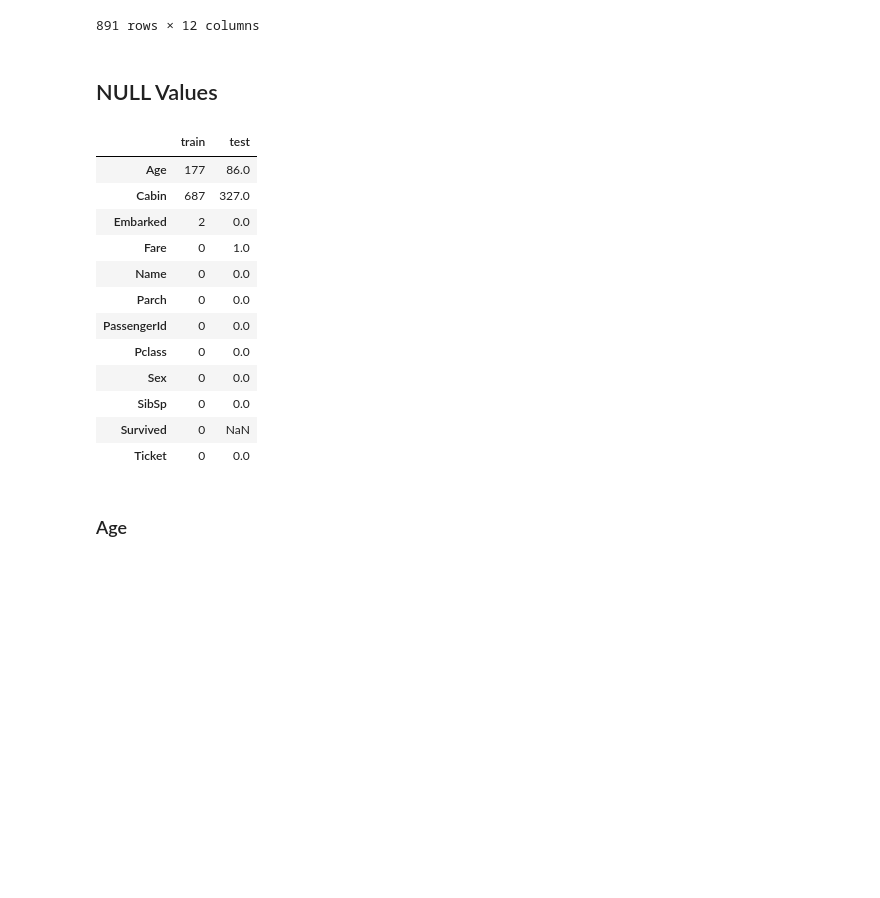
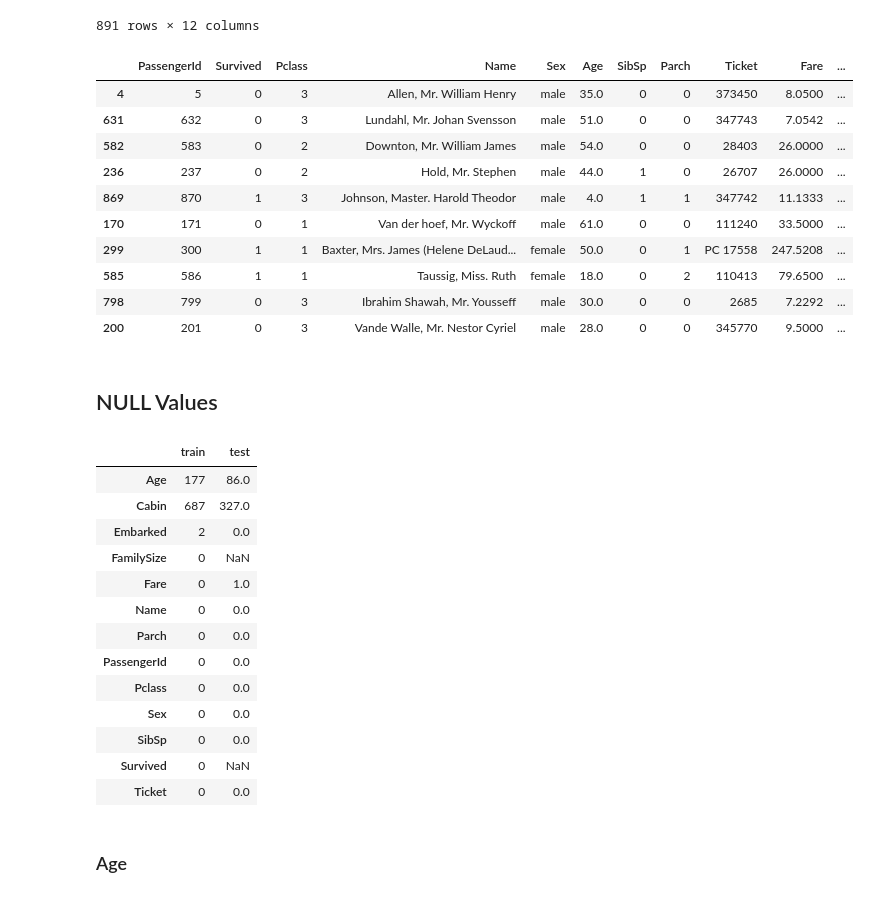
Before and after one commit to leoAshu/kaggle-kit, a Jupyter notebook: competitions/titanic/notebooks/00_eda_prep.ipynb, the cells around one changed output. Drawn from its saved outputs; the diff is of its cells as text; code cells hidden in the pictures; blank space fills up the shorter version.

```diff
--- a/competitions/titanic/notebooks/00_eda_prep.ipynb
+++ b/competitions/titanic/notebooks/00_eda_prep.ipynb
@@ -27,6 +27,22 @@ df
 | 889 | 890 | 1 | 1 | Behr, Mr. Karl Howell | male | 26.0 | 0 | 0 | 111369 | 30.0000 | ... |
 | 890 | 891 | 0 | 3 | Dooley, Mr. Patrick | male | 32.0 | 0 | 0 | 370376 | 7.7500 | ... |
 891 rows × 12 columns
+# %%
+df['FamilySize'] = df['SibSp'] + df['Parch'] + 1
+
+df.sample(10)
+# %% [output]
+|  | PassengerId | Survived | Pclass | Name | Sex | Age | SibSp | Parch | Ticket | Fare | ... |
+| 4 | 5 | 0 | 3 | Allen, Mr. William Henry | male | 35.0 | 0 | 0 | 373450 | 8.0500 | ... |
+| 631 | 632 | 0 | 3 | Lundahl, Mr. Johan Svensson | male | 51.0 | 0 | 0 | 347743 | 7.0542 | ... |
+| 582 | 583 | 0 | 2 | Downton, Mr. William James | male | 54.0 | 0 | 0 | 28403 | 26.0000 | ... |
+| 236 | 237 | 0 | 2 | Hold, Mr. Stephen | male | 44.0 | 1 | 0 | 26707 | 26.0000 | ... |
+| 869 | 870 | 1 | 3 | Johnson, Master. Harold Theodor | male | 4.0 | 1 | 1 | 347742 | 11.1333 | ... |
+| 170 | 171 | 0 | 1 | Van der hoef, Mr. Wyckoff | male | 61.0 | 0 | 0 | 111240 | 33.5000 | ... |
+| 299 | 300 | 1 | 1 | Baxter, Mrs. James (Helene DeLaud... | female | 50.0 | 0 | 1 | PC 17558 | 247.5208 | ... |
+| 585 | 586 | 1 | 1 | Taussig, Miss. Ruth | female | 18.0 | 0 | 2 | 110413 | 79.6500 | ... |
+| 798 | 799 | 0 | 3 | Ibrahim Shawah, Mr. Yousseff | male | 30.0 | 0 | 0 | 2685 | 7.2292 | ... |
+| 200 | 201 | 0 | 3 | Vande Walle, Mr. Nestor Cyriel | male | 28.0 | 0 | 0 | 345770 | 9.5000 | ... |
 # %% [markdown]
 ## NULL Values
 # %%
@@ -36,6 +52,7 @@ pd.DataFrame({'train': df.isna().sum(), 'test': df_test.isna().sum()})
 | Age | 177 | 86.0 |
 | Cabin | 687 | 327.0 |
 | Embarked | 2 | 0.0 |
+| FamilySize | 0 | NaN |
 | Fare | 0 | 1.0 |
 | Name | 0 | 0.0 |
 | Parch | 0 | 0.0 |
```
Also changed, not shown: parts of 5 cells of this notebook, 3 other files.
